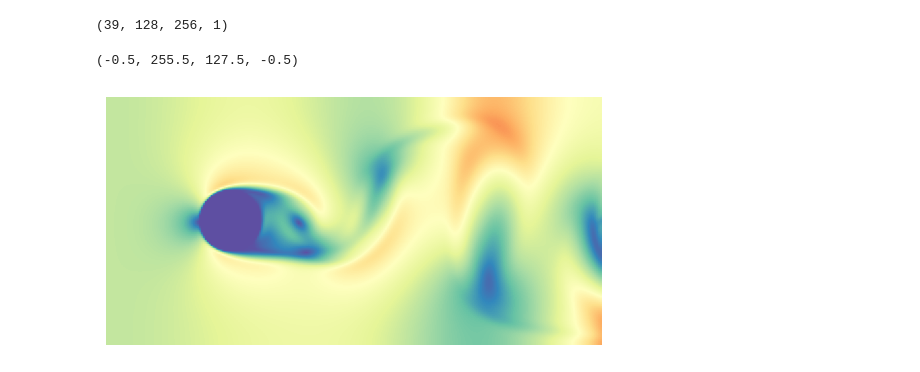
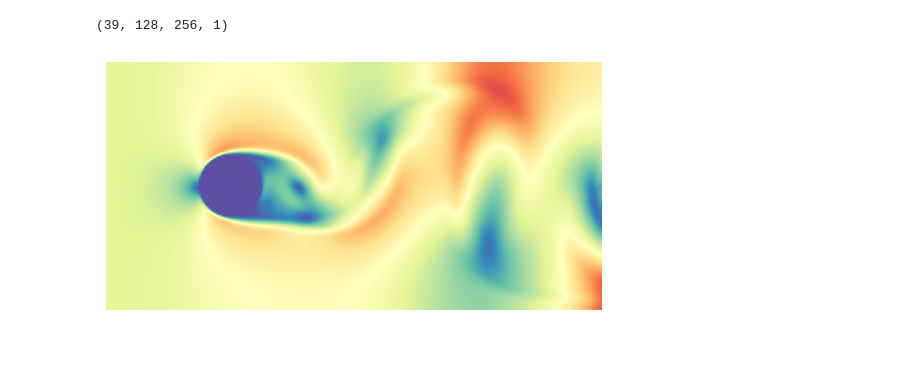
Before and after one commit to hphong1990/flrnet, a Jupyter notebook: validation_nb.ipynb, the cells around one changed output. Saved outputs shown, nothing was run; the diff lists cells and outputs as text; code cells hidden in the pictures.

```diff
--- a/validation_nb.ipynb
+++ b/validation_nb.ipynb
@@ -235,6 +242,13 @@ flr_net = np.array(flr_net)
 flr_net_fourier = np.array(flr_net_fourier)
 mlp = np.array(mlp)
 pod = np.array(pod)
+
+# denormalize
+gt_data = gt_data*(max_val - min_val) + min_val
+flr_net = flr_net*(max_val - min_val) + min_val
+flr_net_fourier = flr_net_fourier*(max_val - min_val) + min_val
+mlp = mlp*(max_val - min_val) + min_val
+pod = pod*(max_val - min_val) + min_val
 # %%
 gt_data.shape
 # %% [output]
@@ -534,11 +637,11 @@ def vertical_error_profile(pos):
     plt.show()
 # %%
 fig, ax = plt.subplots()
-ax.imshow(gt_data[0,0,int(39/4*2 + 1),:,:,0], vmin = 0, vmax = 1, cmap= 'Spectral_r')
+ax.imshow(gt_data[0,0,int(39/4*2 + 1),:,:,0], vmin = 0, vmax = 2.5, cmap= 'Spectral_r')
 ax.axis("off")
+plt.savefig('field_plot.svg')
 # %% [output]
-(-0.5, 255.5, 127.5, -0.5)
-[figure, old version]
+[figure, new version]
 # %%
 vertical_error_profile(pos = 1)
 vertical_error_profile(pos = 2)
```
Also changed, not shown: parts of 12 cells of this notebook, 5 other files.
